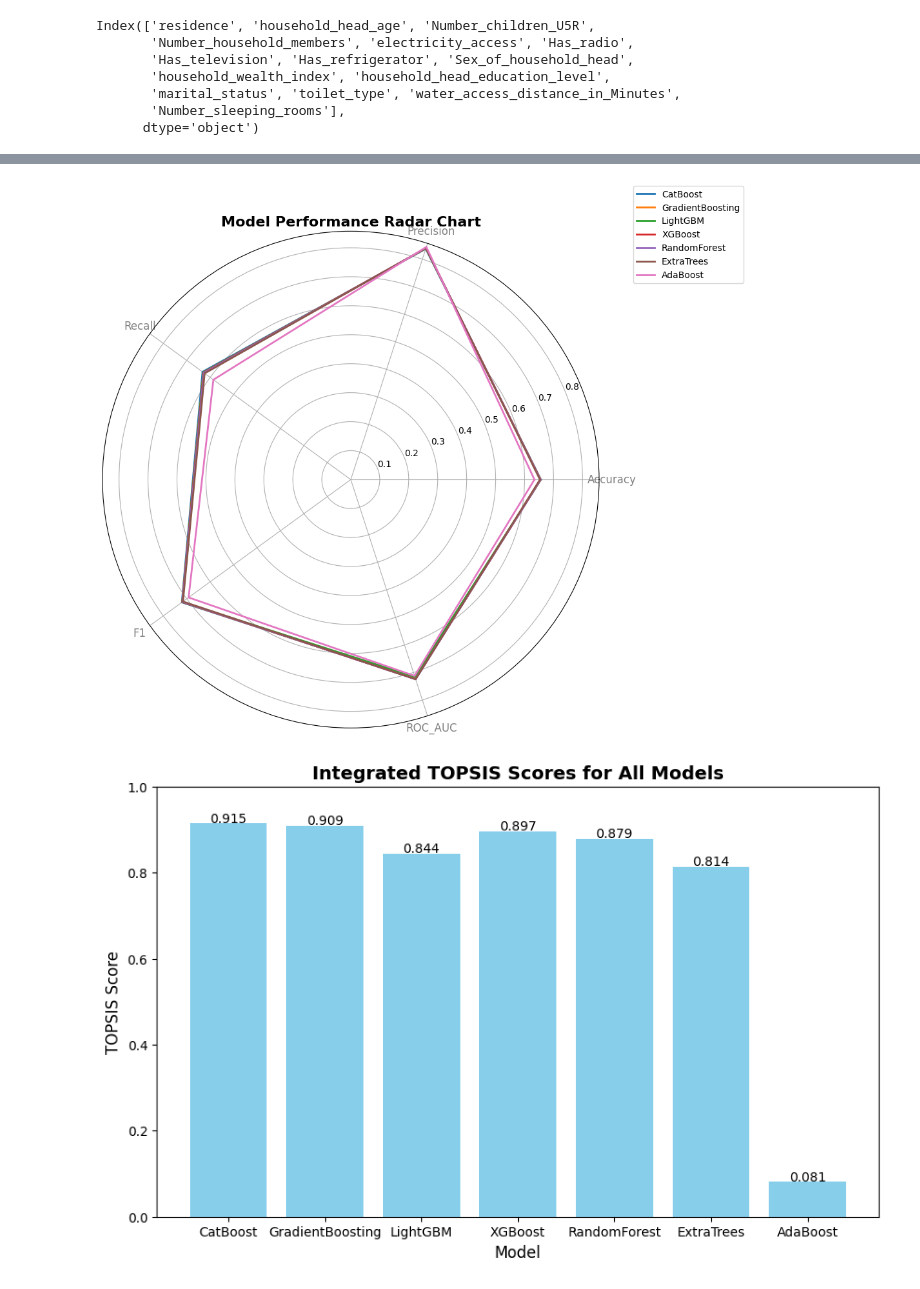
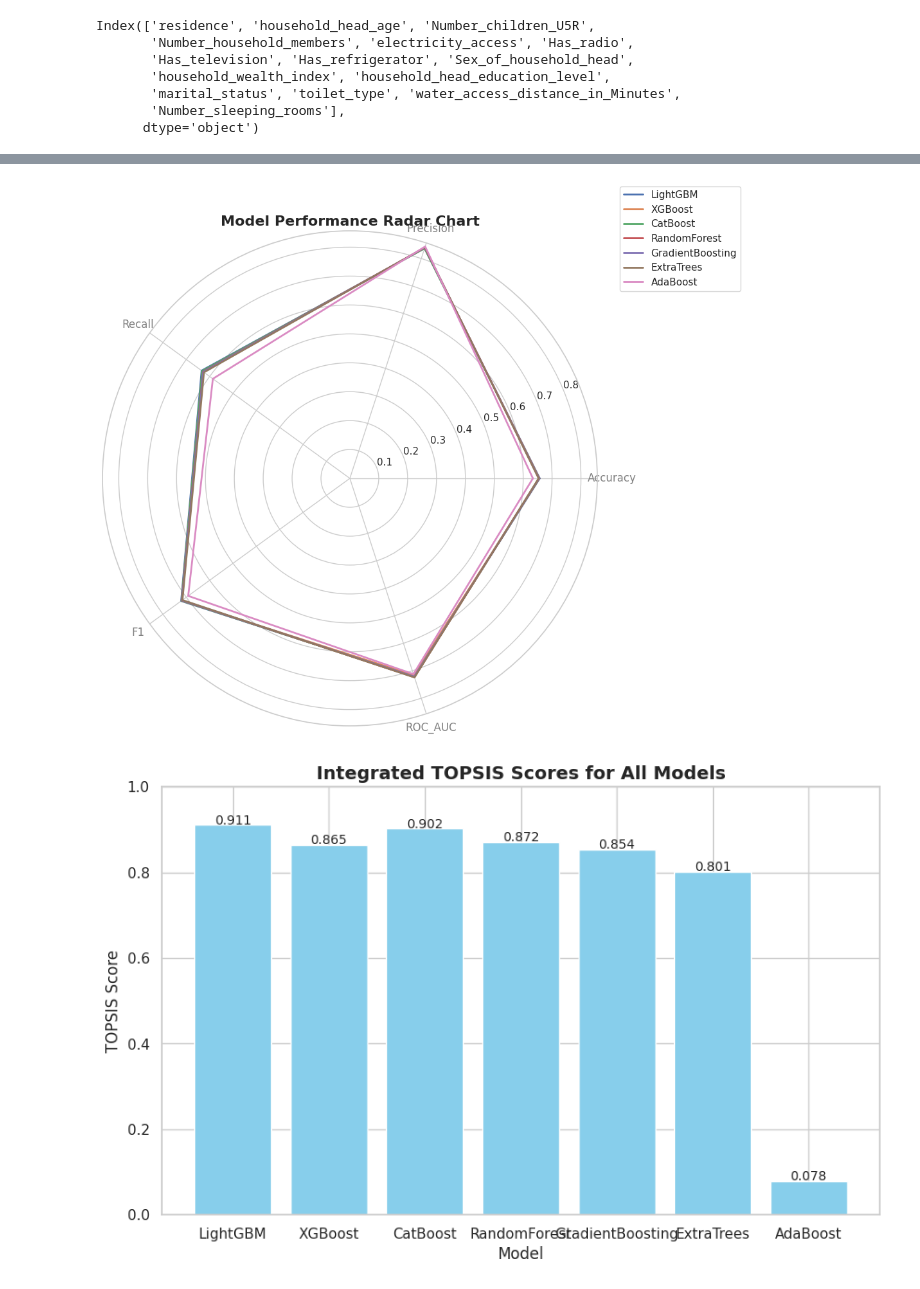
Before and after one commit to Fentahun60/Fentahun, a Jupyter notebook: Safewater_access.ipynb, the cells around one changed output, grey strips where cells are left out. Cells and saved outputs as stored; diff of their text form; code cells hidden in the pictures.

```diff
--- a/Safewater_access.ipynb
+++ b/Safewater_access.ipynb
@@ -1845,16 +1845,16 @@ import matplotlib.pyplot as plt
 from math import pi
 
 # -----------------------------
-# Your metrics dataframe
+# Updated metrics dataframe
 # -----------------------------
 metrics_df = pd.DataFrame({
-    "Model": ["CatBoost", "GradientBoosting", "LightGBM", "XGBoost",
-              "RandomForest", "ExtraTrees", "AdaBoost"],
-    "Accuracy": [0.656255, 0.655433, 0.655159, 0.655127, 0.654684, 0.652987, 0.634022],
-    "Precision": [0.837425, 0.839077, 0.838980, 0.839788, 0.840118, 0.840451, 0.844304],
-    "Recall": [0.632707, 0.629415, 0.629040, 0.628093, 0.626950, 0.623598, 0.586292],
-    "F1": [0.720812, 0.719279, 0.718998, 0.718675, 0.718047, 0.715965, 0.692031],
-    "ROC_AUC": [0.722814, 0.723452, 0.715460, 0.724169, 0.724645, 0.724287, 0.712284]
+    "Model": ["LightGBM", "XGBoost", "CatBoost", "RandomForest",
+              "GradientBoosting", "ExtraTrees", "AdaBoost"],
+    "Accuracy": [0.657277, 0.656223, 0.655570, 0.655032, 0.654632, 0.653356, 0.633653],
+    "Precision": [0.837483, 0.838398, 0.836812, 0.839459, 0.839445, 0.840440, 0.843695],
+    "Recall": [0.634451, 0.631565, 0.632181, 0.628288, 0.627597, 0.624260, 0.586262],
+    "F1": [0.721964, 0.720430, 0.720244, 0.718682, 0.718225, 0.716396, 0.691806],
+    "ROC_AUC": [0.720253, 0.716225, 0.722841, 0.723400, 0.721589, 0.724400, 0.712140]
 })
 
 # -----------------------------
@@ -1892,33 +1892,33 @@ weighted = norm * weights
 ideal_best = np.max(weighted, axis=0)
 ideal_worst = np.min(weighted, axis=0)
 
 # Calculate distances to ideal best and worst
 dist_best = np.sqrt(((weighted - ideal_best)**2).sum(axis=1))
 dist_worst = np.sqrt(((weighted - ideal_worst)**2).sum(axis=1))
 
 # Compute TOPSIS score
 topsis_score = dist_worst / (dist_best + dist_worst)
 metrics_df["TOPSIS_Score"] = topsis_score
 
 # -----------------------------
 # 3. Bar chart of TOPSIS scores
 # -----------------------------
 plt.figure(figsize=(10,6))
 plt.bar(metrics_df["Model"], metrics_df["TOPSIS_Score"], color='skyblue')
 plt.ylabel("TOPSIS Score", fontsize=12)
 plt.xlabel("Model", fontsize=12)
 plt.title("Integrated TOPSIS Scores for All Models", fontsize=14, weight='bold')
 for i, v in enumerate(metrics_df["TOPSIS_Score"]):
     plt.text(i, v + 0.002, f"{v:.3f}", ha='center', fontsize=10)
 plt.ylim(0,1)
 plt.show()
 
 # -----------------------------
 # Print sorted TOPSIS scores
 # -----------------------------
 metrics_df.sort_values(by="TOPSIS_Score", ascending=False, inplace=True)
 print(metrics_df[["Model", "TOPSIS_Score"]])
 # %% [output]
-[figure, old version]
+[figure, new version]
-[figure, old version]
+[figure, new version]
               Model  TOPSIS_Score
```
Also changed, not shown: parts of 5 cells of this notebook.
